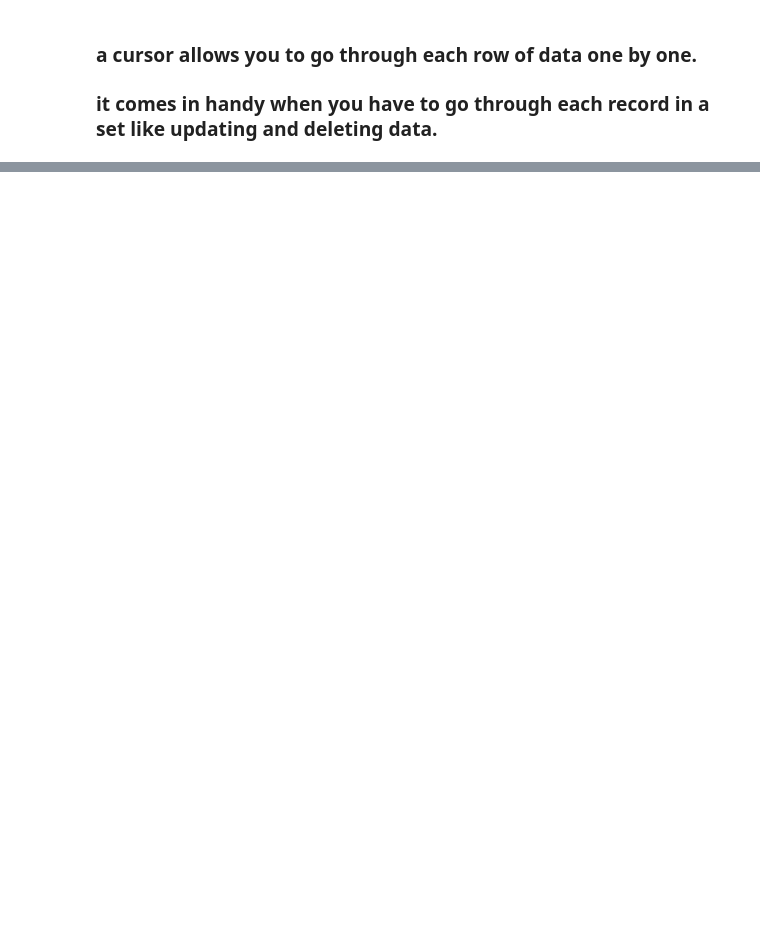
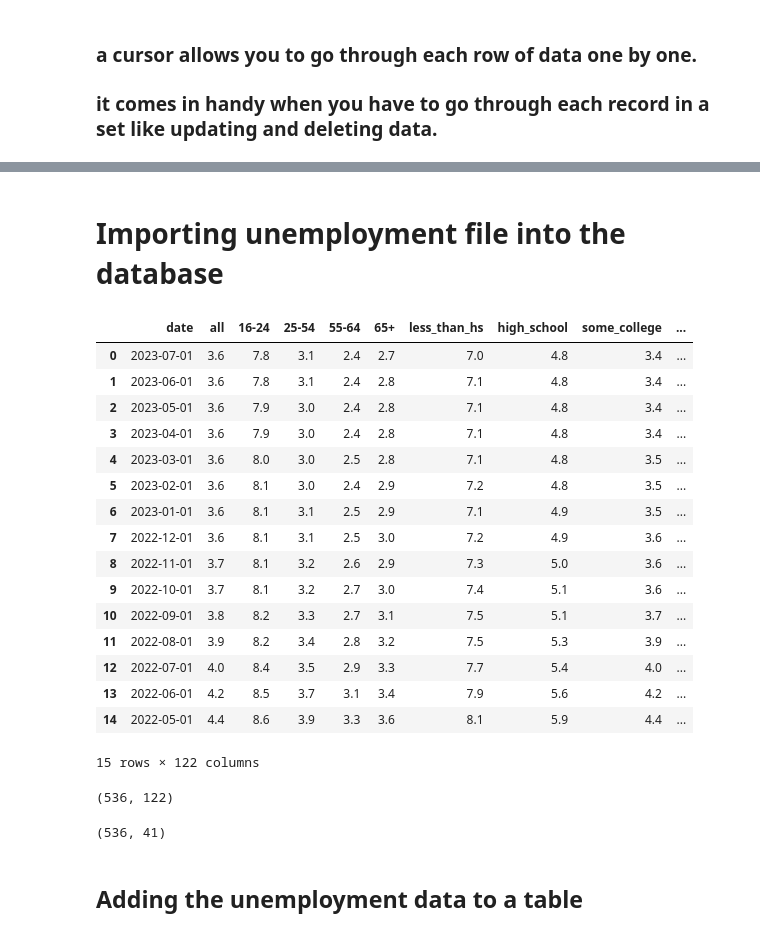
Before and after one commit to remideso/DATA-200, a Jupyter notebook: SQL_notebook.ipynb, the cells around one changed output, grey strips where cells are left out. Saved outputs shown, nothing was run; the diff lists cells and outputs as text; code cells hidden in the pictures; blank space fills up the shorter version.

```diff
--- a/SQL_notebook.ipynb
+++ b/SQL_notebook.ipynb
@@ -107,0 +137,30 @@ cur.fetchall()
+# %% [markdown]
+# Importing unemployment file into the database
+# %%
+file= pd.read_csv("/Users/remi/Documents/Masters Fall 2024/Masters Spring 2025/Data 200- Kemp/unemployed_population (1978-2023) .csv")
+
+unemployment_data= pd.DataFrame(file)
+
+unemployment_data.head(15)
+# %% [output]
+|  | date | all | 16-24 | 25-54 | 55-64 | 65+ | less_than_hs | high_school | some_college | ... |
+| 0 | 2023-07-01 | 3.6 | 7.8 | 3.1 | 2.4 | 2.7 | 7.0 | 4.8 | 3.4 | ... |
+| 1 | 2023-06-01 | 3.6 | 7.8 | 3.1 | 2.4 | 2.8 | 7.1 | 4.8 | 3.4 | ... |
+| 2 | 2023-05-01 | 3.6 | 7.9 | 3.0 | 2.4 | 2.8 | 7.1 | 4.8 | 3.4 | ... |
+| 3 | 2023-04-01 | 3.6 | 7.9 | 3.0 | 2.4 | 2.8 | 7.1 | 4.8 | 3.4 | ... |
+| 4 | 2023-03-01 | 3.6 | 8.0 | 3.0 | 2.5 | 2.8 | 7.1 | 4.8 | 3.5 | ... |
+| 5 | 2023-02-01 | 3.6 | 8.1 | 3.0 | 2.4 | 2.9 | 7.2 | 4.8 | 3.5 | ... |
+| 6 | 2023-01-01 | 3.6 | 8.1 | 3.1 | 2.5 | 2.9 | 7.1 | 4.9 | 3.5 | ... |
+| 7 | 2022-12-01 | 3.6 | 8.1 | 3.1 | 2.5 | 3.0 | 7.2 | 4.9 | 3.6 | ... |
+| 8 | 2022-11-01 | 3.7 | 8.1 | 3.2 | 2.6 | 2.9 | 7.3 | 5.0 | 3.6 | ... |
+| 9 | 2022-10-01 | 3.7 | 8.1 | 3.2 | 2.7 | 3.0 | 7.4 | 5.1 | 3.6 | ... |
+| 10 | 2022-09-01 | 3.8 | 8.2 | 3.3 | 2.7 | 3.1 | 7.5 | 5.1 | 3.7 | ... |
+| 11 | 2022-08-01 | 3.9 | 8.2 | 3.4 | 2.8 | 3.2 | 7.5 | 5.3 | 3.9 | ... |
+| 12 | 2022-07-01 | 4.0 | 8.4 | 3.5 | 2.9 | 3.3 | 7.7 | 5.4 | 4.0 | ... |
+| 13 | 2022-06-01 | 4.2 | 8.5 | 3.7 | 3.1 | 3.4 | 7.9 | 5.6 | 4.2 | ... |
+| 14 | 2022-05-01 | 4.4 | 8.6 | 3.9 | 3.3 | 3.6 | 8.1 | 5.9 | 4.4 | ... |
+15 rows × 122 columns
+# %%
+unemployment_data.shape
+# %% [output]
+(536, 122)
@@ -107,0 +201,6 @@ cur.fetchall()
+# %%
+filtered_unemployment_data.shape
+# %% [output]
+(536, 41)
+# %% [markdown]
+## Adding the unemployment data to a table
```
Also changed, not shown: parts of 18 cells of this notebook.
